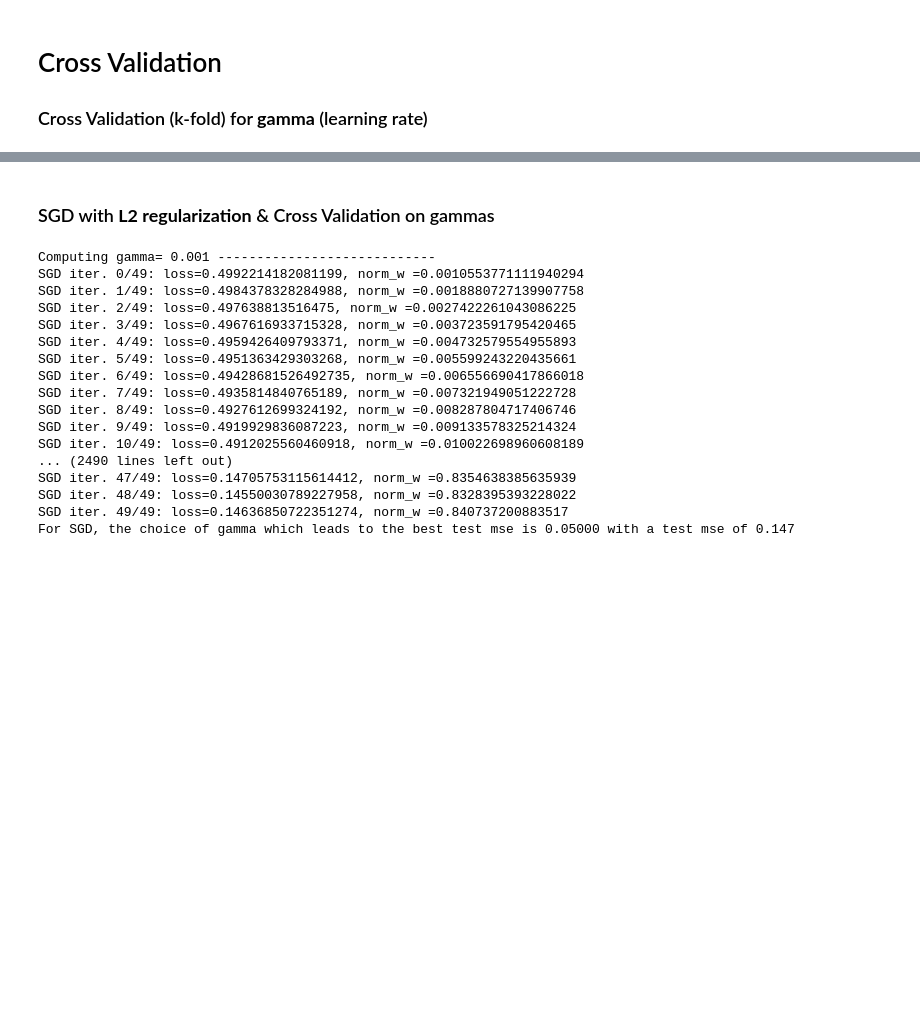
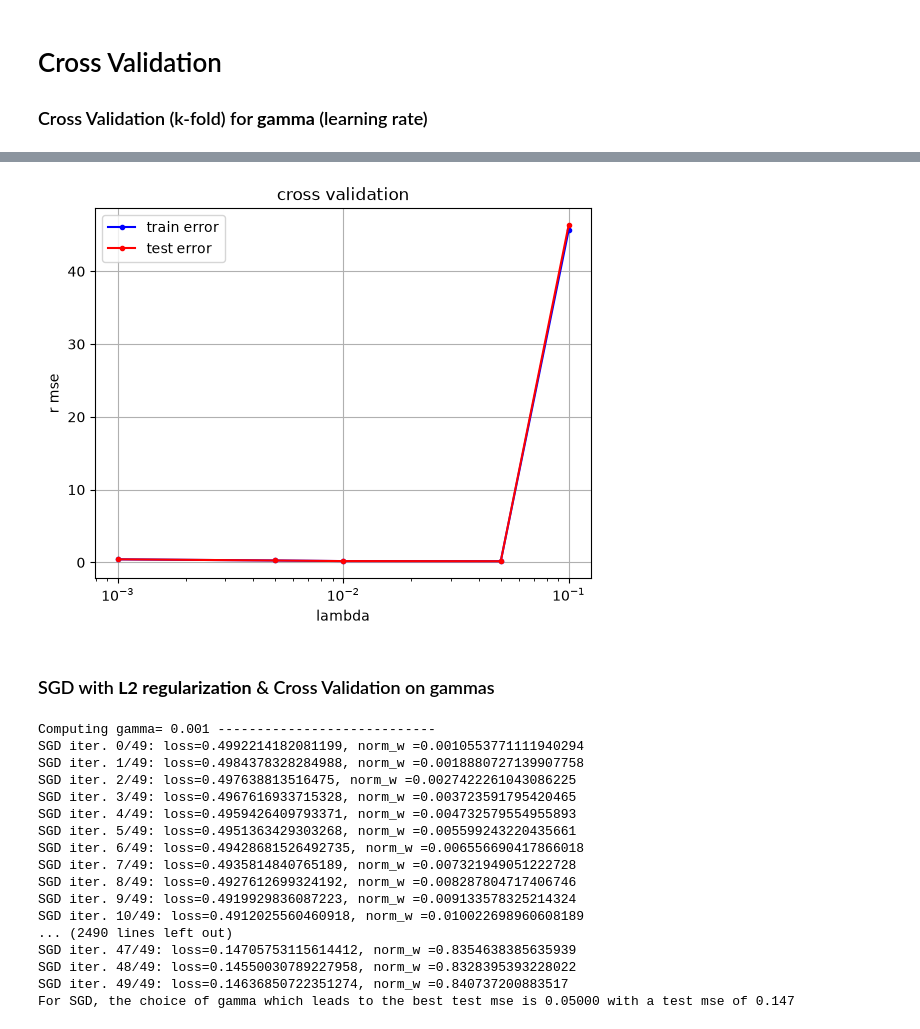
Before and after one commit to Kitkatkitkatia/ML_project1, a Jupyter notebook: exploration_dataset.ipynb, the cells around one changed output, grey strips where cells are left out. Saved outputs shown, nothing was run; the diff lists cells and outputs as text; code cells hidden in the pictures; blank space fills up the shorter version.

```diff
--- a/exploration_dataset.ipynb
+++ b/exploration_dataset.ipynb
@@ -8,7 +8,7 @@ from helpers import *
 import os
 import pandas as pd
 # %%
-data_path = "dataset"
+data_path = "data/dataset"
 x_train, x_test, y_train, train_ids, test_ids = load_csv_data(data_path)
 # %%
 x_train_path = os.path.join(data_path, 'x_train.csv')
@@ -44,9 +57,29 @@ NaN values: 47175779
 Rows containing NaN: 328135
 Rows without NaN: 0
 # %%
+## nouveau
+
+nan_ratio = np.isnan(x_train).mean(axis=0)
+mask = nan_ratio < 0.8
+x_tr = x_train[:, mask]
+x_te = x_test[:, mask]
+
+med = np.nanmedian(x_tr, axis=0)
+x_tr = np.where(np.isnan(x_tr), med, x_tr)
+x_te = np.where(np.isnan(x_te), med, x_te)
+
+mean = x_tr.mean(axis=0)
+std = x_tr.std(axis=0)
+std[std == 0] = 1.0
+x_tr = (x_tr - mean) / std
+x_te = (x_te - mean) / std
+
+## ancien
+
 mask = ~np.isnan(x_train).any(axis=0) # selecting only features with no NaN => very dumb
 
 x_train_clean = x_train[:,mask]
+x_test_clean = x_test[:,mask]
 y_train_clean = y_train
 
 print('Remaining samples:', x_train_clean.shape)
@@ -62,9 +96,16 @@ x_train_clean = normalize_data(x_train_clean)
 # %%
 num_samples = x_train_clean.shape[0]
 tx_train = np.c_[np.ones(num_samples), x_train_clean]
+tx_test = np.c_[np.ones(x_test_clean.shape[0]), x_test_clean]
+x_tr =  np.c_[np.ones(num_samples), x_tr]
+
+print("x_tr shape :", x_tr.shape)
 num_samples, num_features = tx_train.shape
 w_initial = np.zeros(num_features)
 
+w_zero = np.zeros(x_tr.shape[1])
+
+
 print(num_samples,num_features)
 print(y_train_clean.shape)
 # %% [output]
@@ -92,0 +156,2 @@ SGD iter. 99/99: loss=0.19735374086372348, norm_w =0.523878203511097
+# %%
+w, loss = stochastic_gradient_descent(y_train, x_tr, w_zero, batch_size=20, max_iters=100, gamma=0.01 )
@@ -225,0 +292,3 @@ For SGD, the choice of gamma which leads to the best test mse is 0.05000 with a
+# %%
+best_gamma, best_mse = cross_validation_demo(y_train, x_tr, k_fold, gammas, max_iters, batch_size)
+# %% [output]
@@ -226,3 +312,4 @@ For SGD, the choice of gamma which leads to the best test mse is 0.05000 with a
+[figure, added]
 # %% [markdown]
 ### SGD with **L2 regularization** & Cross Validation on gammas
 # %%
```
Also changed, not shown: parts of 13 cells of this notebook, 2 other files.
